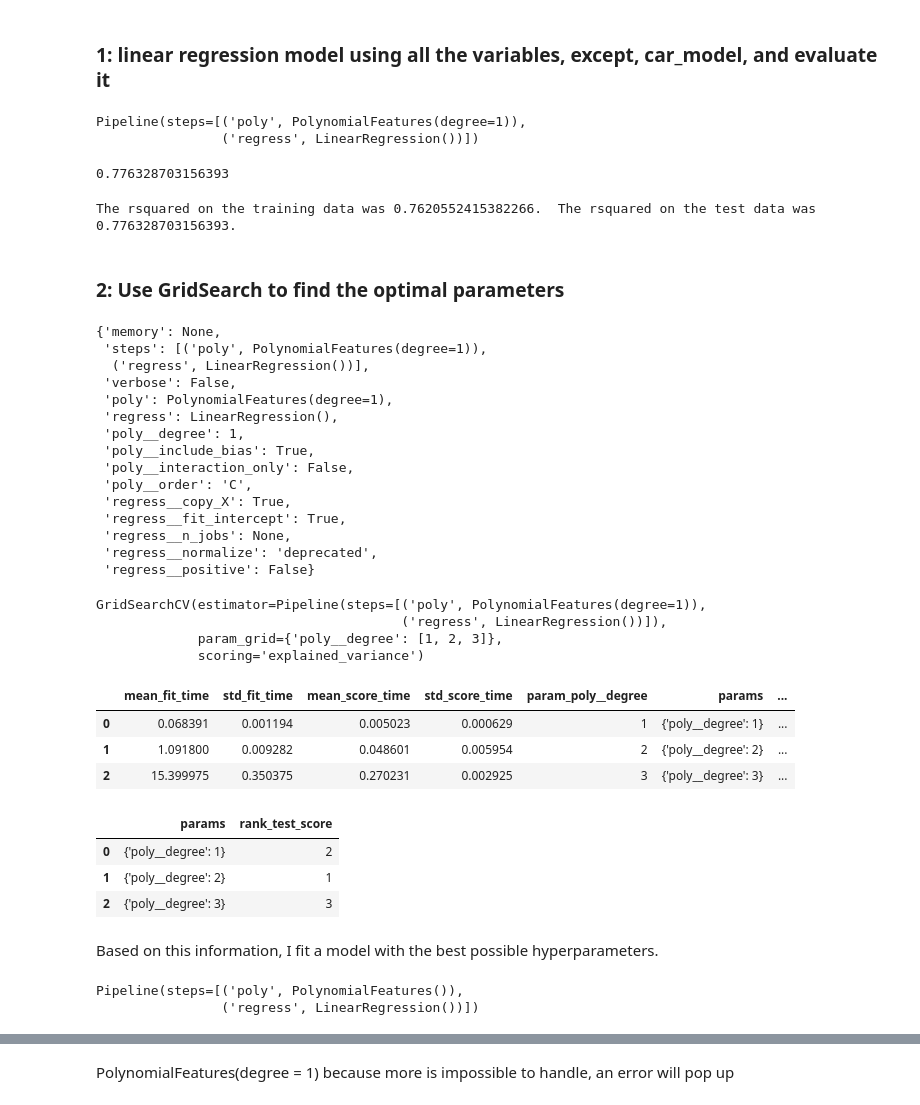
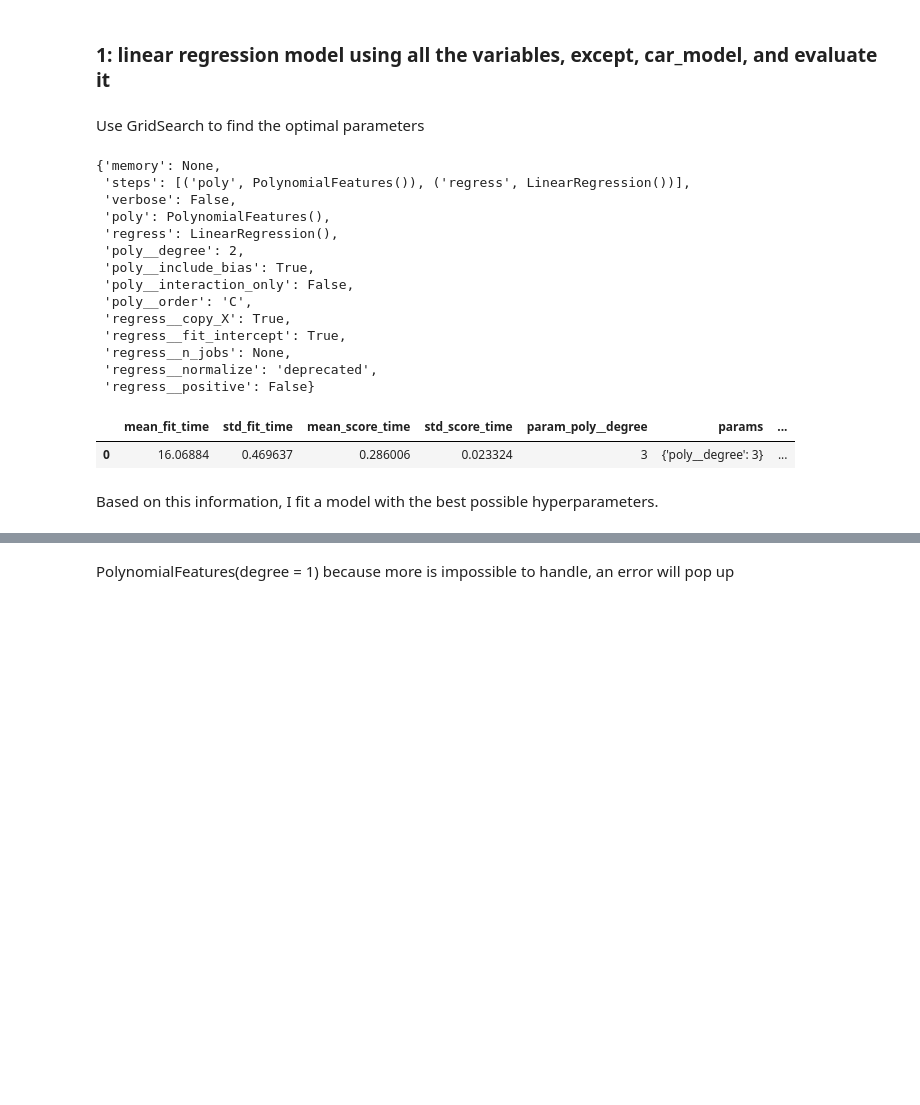
Before and after one commit to carboML/Price_predictor, a Jupyter notebook: 3_Model_fit.ipynb, the cells around one changed output, grey strips where cells are left out. Saved outputs shown, nothing was run; the diff lists cells and outputs as text; code cells hidden in the pictures; blank space fills up the shorter version.

```diff
--- a/3_Model_fit.ipynb
+++ b/3_Model_fit.ipynb
@@ -113,15 +124,7 @@ X_train, X_test, y_train, y_test = train_test_split(X, y, test_size = .30, rando
 # %%
-#  I choose degree 0 as a random number, the optimal degree value will be found thaks to GridSearch
-
-
-poly = PolynomialFeatures(degree = 1) # I choose degree 0 as a random number, the optimal degree value will be found thaks to GridSearch
+poly = PolynomialFeatures()
 regress = LinearRegression()
 
-pipe = Pipeline( steps = [('poly',poly),
-                                 ('regress',regress)]
+pipe_1 = Pipeline( steps = [('poly',poly),
+                                ('regress',regress)]
 )
-
-pipe.fit(X_train, y_train)
-# %% [output]
-Pipeline(steps=[('poly', PolynomialFeatures(degree=1)),
-                ('regress', LinearRegression())])
@@ -133,24 +131,15 @@ train_score = r2_score(y_train, y_train_preds)
-# %%
-pipe.score(X_test, y_test)
-# %% [output]
-0.776328703156393
-# %%
-print("The rsquared on the training data was {}.  The rsquared on the test data was {}.".format(train_score, test_score))
-# %% [output]
-The rsquared on the training data was 0.7620552415382266.  The rsquared on the test data was 0.776328703156393.
 # %% [markdown]
-### **2**: Use GridSearch to find the optimal parameters
+Use GridSearch to find the optimal parameters
 # %%
-parameters = pipe.get_params()
+parameters = pipe_1.get_params()
 parameters
 # %% [output]
 {'memory': None,
- 'steps': [('poly', PolynomialFeatures(degree=1)),
-  ('regress', LinearRegression())],
+ 'steps': [('poly', PolynomialFeatures()), ('regress', LinearRegression())],
  'verbose': False,
- 'poly': PolynomialFeatures(degree=1),
+ 'poly': PolynomialFeatures(),
  'regress': LinearRegression(),
- 'poly__degree': 1,
+ 'poly__degree': 2,
  'poly__include_bias': True,
  'poly__interaction_only': False,
  'poly__order': 'C',
@@ -161,46 +150,16 @@ parameters
  'regress__positive': False}
 # %%
 param_grid = {
-    'poly__degree': [1,2,3]
+    'poly__degree': [3]
 }
 # %%
-cv = GridSearchCV(pipe, param_grid, scoring = 'explained_variance')
+cv_1 = GridSearchCV(pipe_1, param_grid, scoring = 'neg_mean_absolute_error')
+cv_1.fit(X_train,y_train)
+df_gridsearch = pd.DataFrame(cv_1.cv_results_)
+df_gridsearch
+# %% [output]
+|  | mean_fit_time | std_fit_time | mean_score_time | std_score_time | param_poly__degree | params | ... |
+| 0 | 16.06884 | 0.469637 | 0.286006 | 0.023324 | 3 | {'poly__degree': 3} | ... |
-# %%
-cv.fit(X_train,y_train)
-# %% [output]
-GridSearchCV(estimator=Pipeline(steps=[('poly', PolynomialFeatures(degree=1)),
-                                       ('regress', LinearRegression())]),
-             param_grid={'poly__degree': [1, 2, 3]},
-             scoring='explained_variance')
-# %%
-df_gridsearch = pd.DataFrame(cv.cv_results_)
-df_gridsearch.head()
-# %% [output]
-|  | mean_fit_time | std_fit_time | mean_score_time | std_score_time | param_poly__degree | params | ... |
-| 0 | 0.068391 | 0.001194 | 0.005023 | 0.000629 | 1 | {'poly__degree': 1} | ... |
-| 1 | 1.091800 | 0.009282 | 0.048601 | 0.005954 | 2 | {'poly__degree': 2} | ... |
-| 2 | 15.399975 | 0.350375 | 0.270231 | 0.002925 | 3 | {'poly__degree': 3} | ... |
-# %%
-rank = df_gridsearch[['params','rank_test_score']]
-rank
-# %% [output]
-|  | params | rank_test_score |
-| 0 | {'poly__degree': 1} | 2 |
-| 1 | {'poly__degree': 2} | 1 |
-| 2 | {'poly__degree': 3} | 3 |
 # %% [markdown]
 Based on this information, I fit a model with the best possible hyperparameters.
-# %%
-poly = PolynomialFeatures(degree = 2)
-regress = LinearRegression()
-
-
-pipe = Pipeline( steps = [('poly',poly),
-                                 ('regress',regress)]
-)
-
-pipe.fit(X_train, y_train)
-# %% [output]
-Pipeline(steps=[('poly', PolynomialFeatures()),
-                ('regress', LinearRegression())])
 # %%
```
Also changed, not shown: parts of 34 cells of this notebook.
